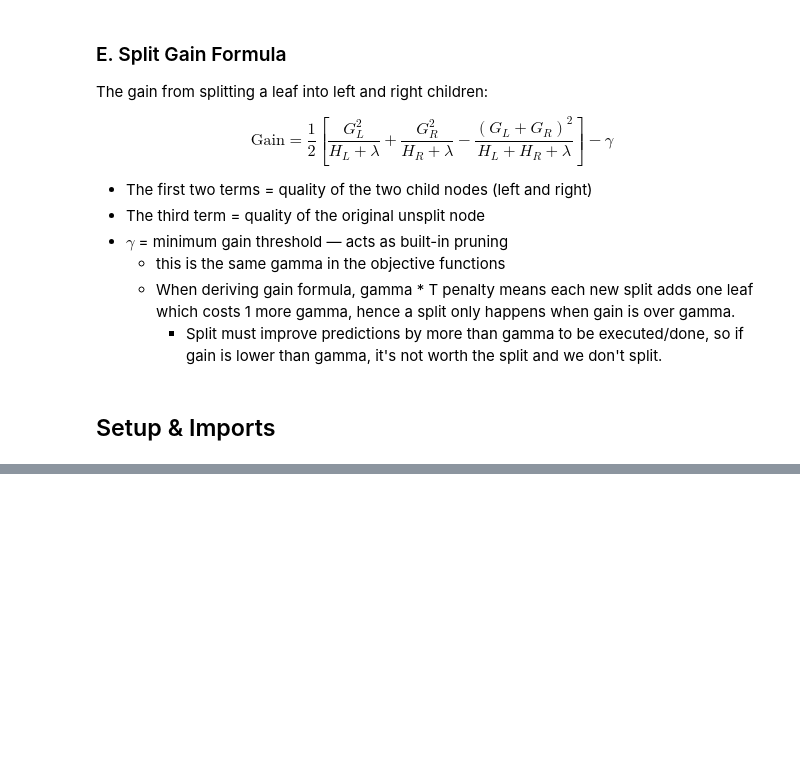
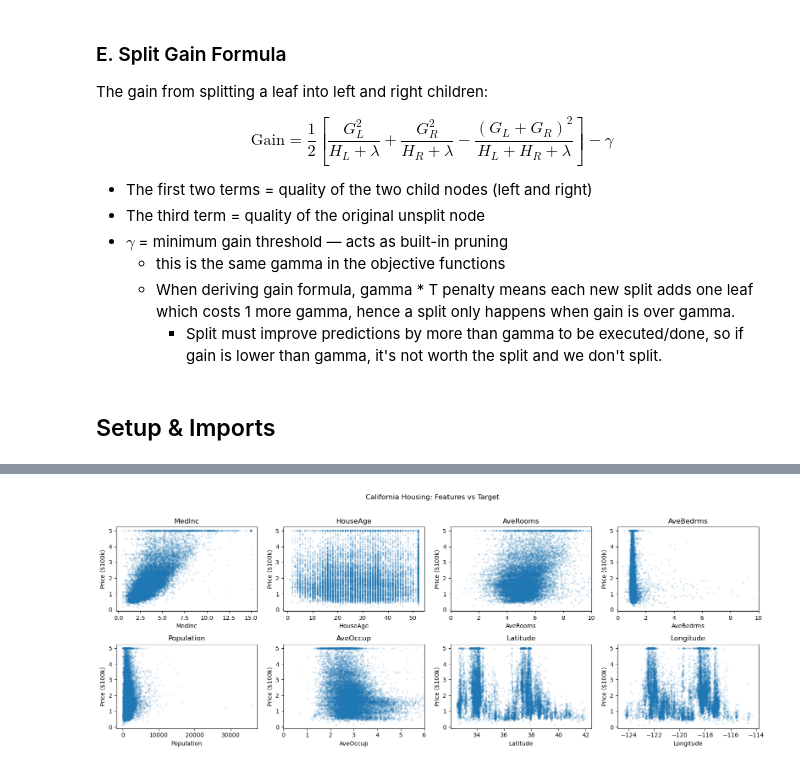
Before and after one commit to joshuazhou744/paper-replicating, a Jupyter notebook: xgboost/xgboost.ipynb, the cells around one changed output, grey strips where cells are left out. Saved outputs shown, nothing was run; the diff lists cells and outputs as text; code cells hidden in the pictures; blank space fills up the shorter version.

```diff
--- a/xgboost/xgboost.ipynb
+++ b/xgboost/xgboost.ipynb
@@ -127,14 +136,22 @@ print(f"  Target stats — mean: {y_reg_train.mean():.2f}, std: {y_reg_train.std
 # %%
-# Visualize a few features vs target for the regression dataset
+# Visualize a few features vs target feature for the regression dataset
 fig, axes = plt.subplots(2, 4, figsize=(16, 6))
 for i, ax in enumerate(axes.flat):
     ax.scatter(X_reg_train[:, i], y_reg_train, alpha=0.1, s=5)
     ax.set_xlabel(housing.feature_names[i])
     ax.set_ylabel("Price ($100k)")
     ax.set_title(housing.feature_names[i])
-plt.suptitle("California Housing — Features vs Target", y=1.02)
+
+    name = housing.feature_names[i]
+    if name in ("AveRooms", "AveBedrms"):
+        ax.set_xlim(0, 10)
+    elif name == "AveOccup":
+        ax.set_xlim(0, 6)
+plt.suptitle("California Housing: Features vs Target", y=1.02)
 plt.tight_layout()
 plt.show()
+# %% [output]
+[figure, added]
 # %% [markdown]
 ## Decision Stump from Scratch
 
```
Also changed, not shown: parts of 11 cells of this notebook.
